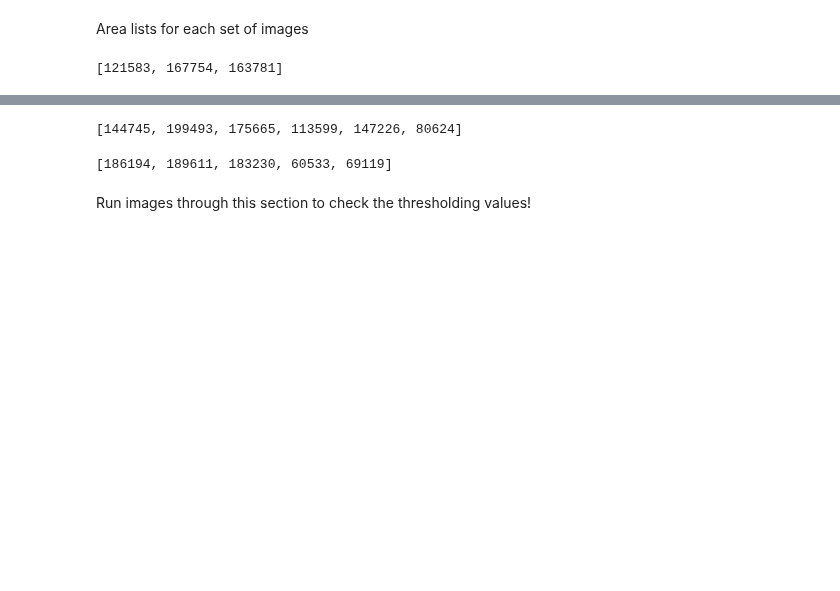
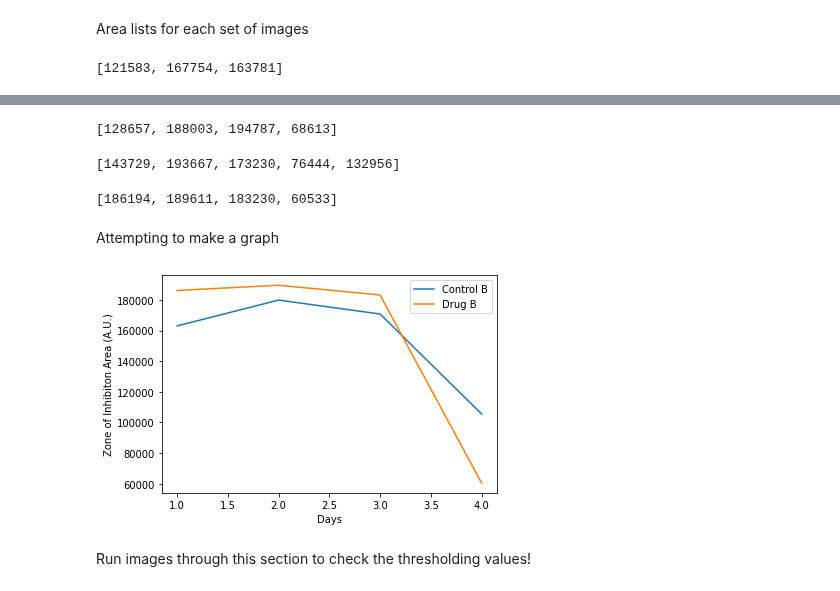
Before and after one commit to lmkelly16/BYU-REU-2022, a Jupyter notebook: all_the_loops.ipynb, the cells around one changed output, grey strips where cells are left out. Cells and saved outputs as stored; diff of their text form; code cells hidden in the pictures; blank space fills up the shorter version.

```diff
--- a/all_the_loops.ipynb
+++ b/all_the_loops.ipynb
@@ -149,5 +153,6 @@ zone_area_list_cB
 # %%
 ''' Control C '''
+# zone_area_list_cC[3] causes problems, but the rest works well
 
 area_list=[]
 
@@ -160,7 +165,7 @@ for i in range(len(img_list_cC)):
   cim = im[:,:,0]
 
   # Threshold value, as obtained by eye
-  im_thresh = 37
+  im_thresh = 35
 
   # Generate thresholded image
   im_bw = cim < im_thresh
@@ -175,12 +180,15 @@ for i in range(len(img_list_cC)):
     area_list.append(area)
 
   for i in area_list:
-    if i > 5000 and i < 300000:
+    if i > 10000 and i < 300000:
       zone_area_list_cC.append(i)
 
 zone_area_list_cC
+# %% [output]
+[128657, 188003, 194787, 68613]
 # %%
 ''' Drug A '''
+# zone_area_list_dA[4] gives two area values and idk why
 
 area_list=[]
 
@@ -193,7 +201,7 @@ for i in range(len(img_list_dA)):
   cim = im[:,:,0]
 
   # Threshold value, as obtained by eye
-  im_thresh = 33
+  im_thresh = 30
 
   # Generate thresholded image
   im_bw = cim < im_thresh
@@ -213,13 +221,13 @@ for i in range(len(img_list_dA)):
 
 zone_area_list_dA
 # %% [output]
-[144745, 199493, 175665, 113599, 147226, 80624]
+[143729, 193667, 173230, 76444, 132956]
 # %%
 ''' Drug B '''
 
 area_list=[]
 
-for i in range(len(img_list_dB)):
+for i in range(0,4):
 
   zone_area_list_dB=[]
 
@@ -248,9 +256,23 @@ for i in range(len(img_list_dB)):
 
 zone_area_list_dB
 # %% [output]
-[186194, 189611, 183230, 60533, 69119]
+[186194, 189611, 183230, 60533]
 # %%
 ''' Control C '''
+# %% [markdown]
+Attempting to make a graph
+# %%
+days=[1,2,3,4]
+x = zone_area_list_cB
+y = zone_area_list_dB
+
+plt.plot(days, x)
+plt.plot(days, y)
+plt.xlabel('Days')
+plt.ylabel('Zone of Inhibiton Area (A.U.)')
+plt.legend(["Control B", "Drug B"]);
+# %% [output]
+[figure, added]
 # %% [markdown]
 Run images through this section to check the thresholding values!
 # %%
```
Also changed, not shown: parts of 7 cells of this notebook.
